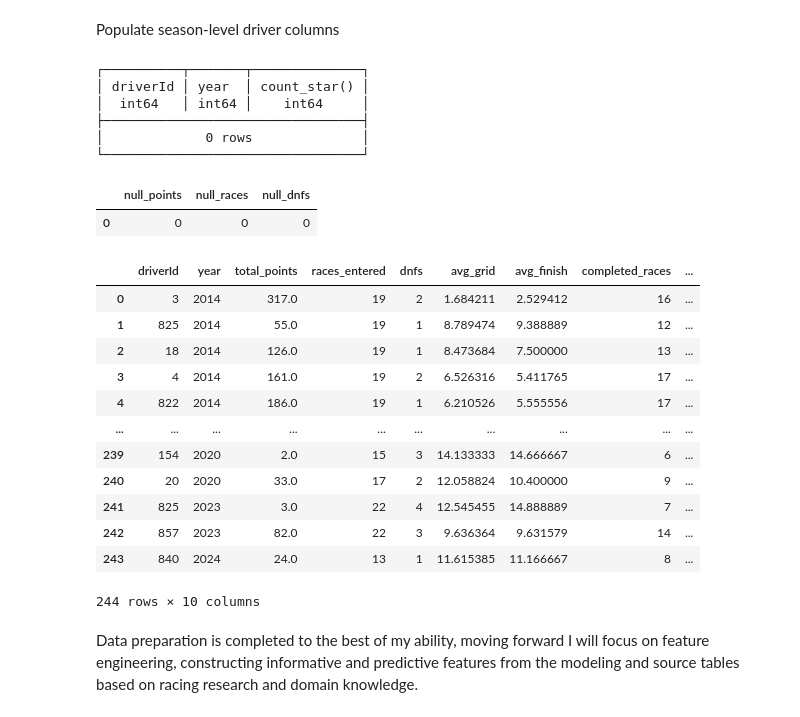
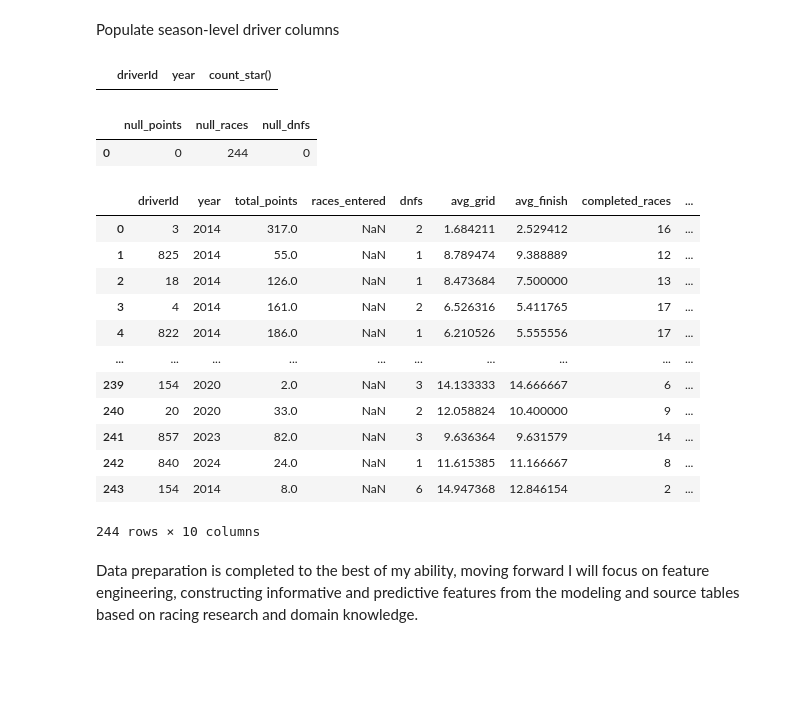
Before and after one commit to viurdaneta/F1, a Jupyter notebook: Data Preparation.ipynb, the cells around one changed output. Cells and saved outputs as stored; diff of their text form; code cells hidden in the pictures; blank space fills up the shorter version.

```diff
--- a/Data Preparation.ipynb
+++ b/Data Preparation.ipynb
@@ -968,19 +1022,16 @@ duckdb.sql(
 # %%
-duckdb.sql(
+con = duckdb.connect("f1.duckdb")
+
+con.execute(
 "SELECT driverId, year, COUNT(*) "
 "FROM driver_season "
 "GROUP BY driverId, year "
 "HAVING COUNT(*) > 1 "
-)
+).df()
 # %% [output]
-┌──────────┬───────┬──────────────┐
-│ driverId │ year  │ count_star() │
-│  int64   │ int64 │    int64     │
-├─────────────────────────────────┤
-│             0 rows              │
-└─────────────────────────────────┘
+|  | driverId | year | count_star() |
 # %%
-duckdb.sql(
+con.execute(
 "SELECT "
 "COUNT(*) FILTER (WHERE total_points IS NULL) AS null_points, "
 "COUNT(*) FILTER (WHERE races_entered IS NULL) AS null_races, "
@@ -989,4 +1040,4 @@ duckdb.sql(
 ).df()
 # %% [output]
 |  | null_points | null_races | null_dnfs |
-| 0 | 0 | 0 | 0 |
+| 0 | 0 | 244 | 0 |
@@ -1025,18 +1089,20 @@ duckdb.sql(
 # %%
-duckdb.sql("SELECT (*) FROM driver_season;").df()
+con = duckdb.connect("f1.duckdb")
+
+con.execute("SELECT (*) FROM driver_season;").df()
 # %% [output]
 |  | driverId | year | total_points | races_entered | dnfs | avg_grid | avg_finish | completed_races | ... |
-| 0 | 3 | 2014 | 317.0 | 19 | 2 | 1.684211 | 2.529412 | 16 | ... |
-| 1 | 825 | 2014 | 55.0 | 19 | 1 | 8.789474 | 9.388889 | 12 | ... |
-| 2 | 18 | 2014 | 126.0 | 19 | 1 | 8.473684 | 7.500000 | 13 | ... |
-| 3 | 4 | 2014 | 161.0 | 19 | 2 | 6.526316 | 5.411765 | 17 | ... |
-| 4 | 822 | 2014 | 186.0 | 19 | 1 | 6.210526 | 5.555556 | 17 | ... |
+| 0 | 3 | 2014 | 317.0 | NaN | 2 | 1.684211 | 2.529412 | 16 | ... |
+| 1 | 825 | 2014 | 55.0 | NaN | 1 | 8.789474 | 9.388889 | 12 | ... |
+| 2 | 18 | 2014 | 126.0 | NaN | 1 | 8.473684 | 7.500000 | 13 | ... |
+| 3 | 4 | 2014 | 161.0 | NaN | 2 | 6.526316 | 5.411765 | 17 | ... |
+| 4 | 822 | 2014 | 186.0 | NaN | 1 | 6.210526 | 5.555556 | 17 | ... |
 | ... | ... | ... | ... | ... | ... | ... | ... | ... | ... |
-| 239 | 154 | 2020 | 2.0 | 15 | 3 | 14.133333 | 14.666667 | 6 | ... |
-| 240 | 20 | 2020 | 33.0 | 17 | 2 | 12.058824 | 10.400000 | 9 | ... |
-| 241 | 825 | 2023 | 3.0 | 22 | 4 | 12.545455 | 14.888889 | 7 | ... |
-| 242 | 857 | 2023 | 82.0 | 22 | 3 | 9.636364 | 9.631579 | 14 | ... |
-| 243 | 840 | 2024 | 24.0 | 13 | 1 | 11.615385 | 11.166667 | 8 | ... |
+| 239 | 154 | 2020 | 2.0 | NaN | 3 | 14.133333 | 14.666667 | 6 | ... |
+| 240 | 20 | 2020 | 33.0 | NaN | 2 | 12.058824 | 10.400000 | 9 | ... |
+| 241 | 857 | 2023 | 82.0 | NaN | 3 | 9.636364 | 9.631579 | 14 | ... |
+| 242 | 840 | 2024 | 24.0 | NaN | 1 | 11.615385 | 11.166667 | 8 | ... |
+| 243 | 154 | 2014 | 8.0 | NaN | 6 | 14.947368 | 12.846154 | 2 | ... |
 244 rows × 10 columns
 # %% [markdown]
 Data preparation is completed to the best of my ability, moving forward I will focus on feature engineering, constructing informative and predictive features from the modeling and source tables based on racing research and domain knowledge.
```
Also changed, not shown: parts of 74 cells of this notebook, 12 other files.
